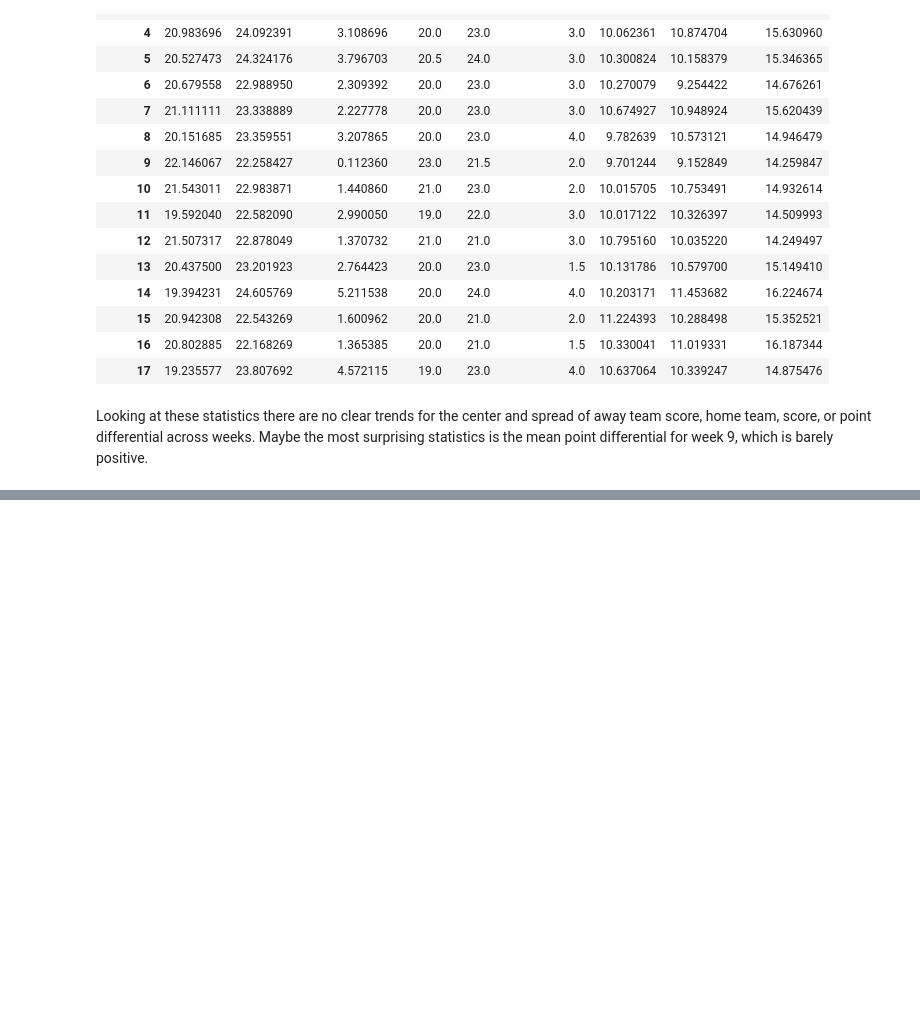
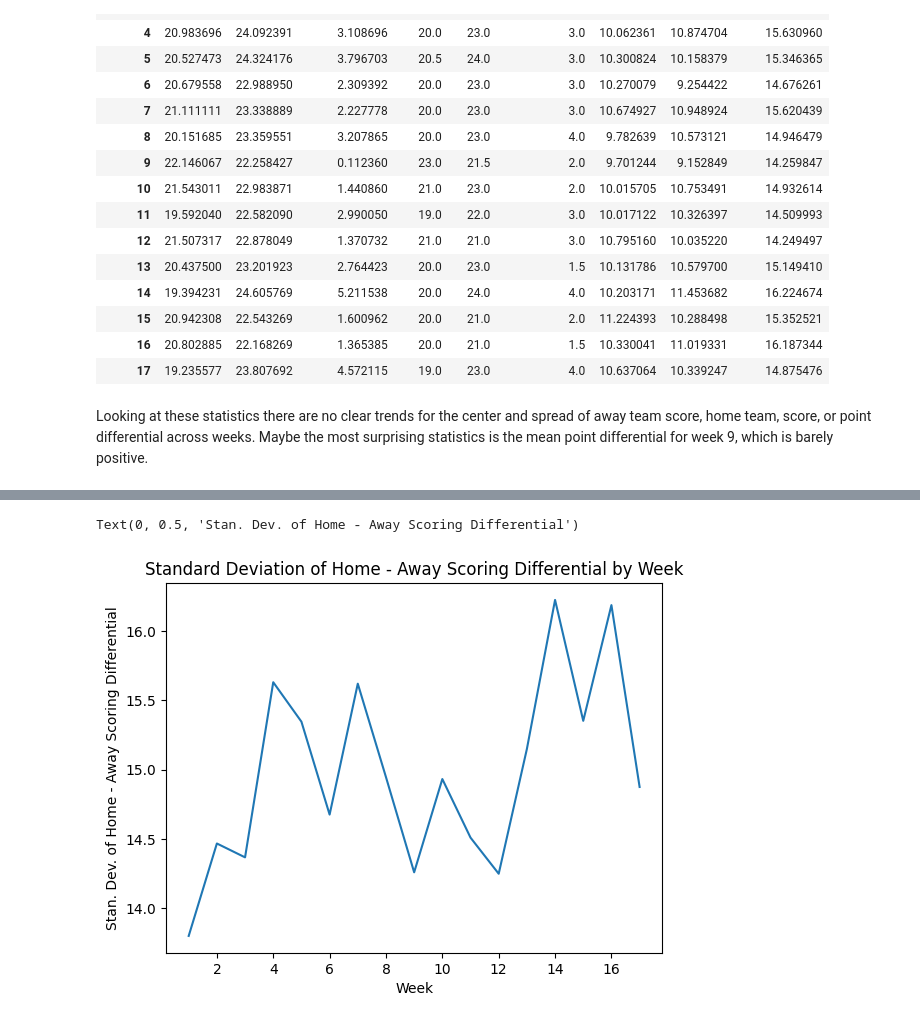
Before and after one commit to jccrews256/ST-558-Repo, a Jupyter notebook: Homework 4.ipynb, the cells around one changed output, grey strips where cells are left out. Saved outputs shown, nothing was run; the diff lists cells and outputs as text; code cells hidden in the pictures; blank space fills up the shorter version.

```diff
--- a/Homework 4.ipynb
+++ b/Homework 4.ipynb
@@ -760,0 +801,9 @@ Looking at these statistics there are no clear trends for the center and spread
+# %%
+# Plotting standard deviation of scoring differential by week
+week_summ.loc[ : , ('std', 'HminusAScore')].plot()
+plt.title("Standard Deviation of Home - Away Scoring Differential by Week")
+plt.xlabel("Week")
+plt.ylabel("Stan. Dev. of Home - Away Scoring Differential")
+# %% [output]
+Text(0, 0.5, 'Stan. Dev. of Home - Away Scoring Differential')
+[figure, added]
```
Also changed, not shown: parts of 8 cells of this notebook.
